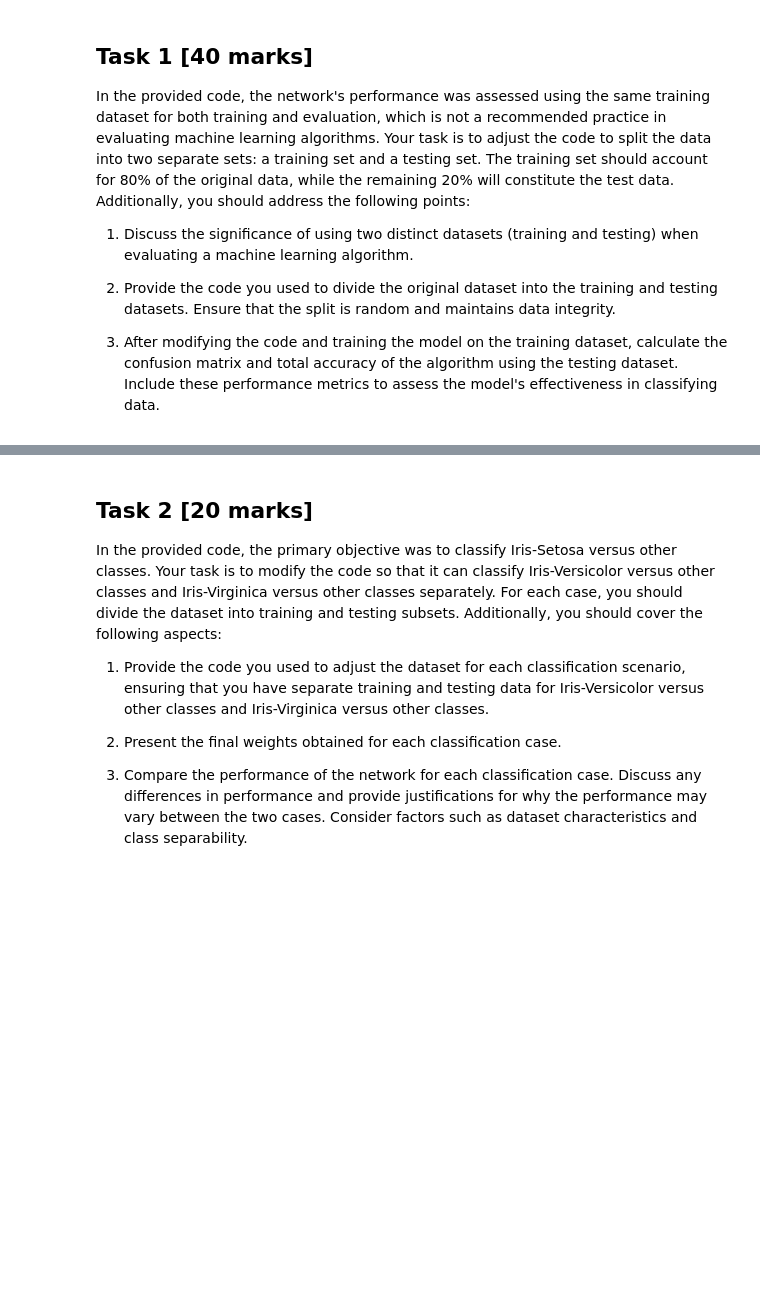
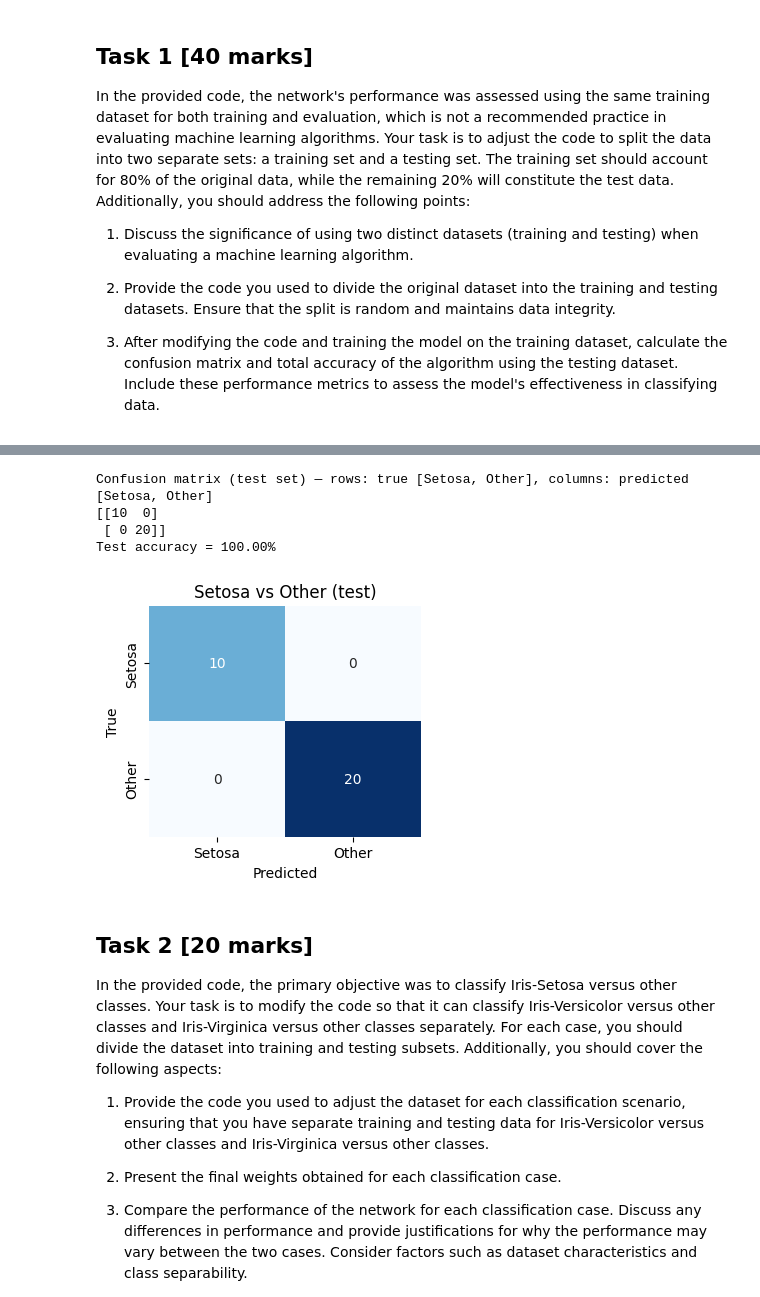
Before and after one commit to Marc0s-ikp/imperial_eee_machine_learning_course-main, a Jupyter notebook: 04_ML_Logistic.ipynb, the cells around one changed output, grey strips where cells are left out. Cells and saved outputs as stored; diff of their text form; code cells hidden in the pictures; blank space fills up the shorter version.

```diff
--- a/04_ML_Logistic.ipynb
+++ b/04_ML_Logistic.ipynb
@@ -241,3 +304,20 @@ In the provided code, the network's performance was assessed using the same trai
+# %%
+cm, acc = evaluate(X_test, y_test, W_setosa)
+print('Confusion matrix (test set) — rows: true [Setosa, Other], columns: predicted [Setosa, Other]')
+print(cm)
+print('Test accuracy = {:0.2f}%'.format(acc * 100))
+
+plt.figure(figsize=(3.5, 3))
+sns.heatmap(cm, annot=True, fmt='d', cmap='Blues', cbar=False,
+            xticklabels=['Setosa', 'Other'], yticklabels=['Setosa', 'Other'])
+plt.xlabel('Predicted'); plt.ylabel('True'); plt.title('Setosa vs Other (test)')
+plt.show()
+# %% [output]
+Confusion matrix (test set) — rows: true [Setosa, Other], columns: predicted [Setosa, Other]
+[[10  0]
+ [ 0 20]]
+Test accuracy = 100.00%
+[figure, added]
 # %% [markdown]
 ## Task 2 [20 marks]
 
```
Also changed, not shown: parts of 17 cells of this notebook.
